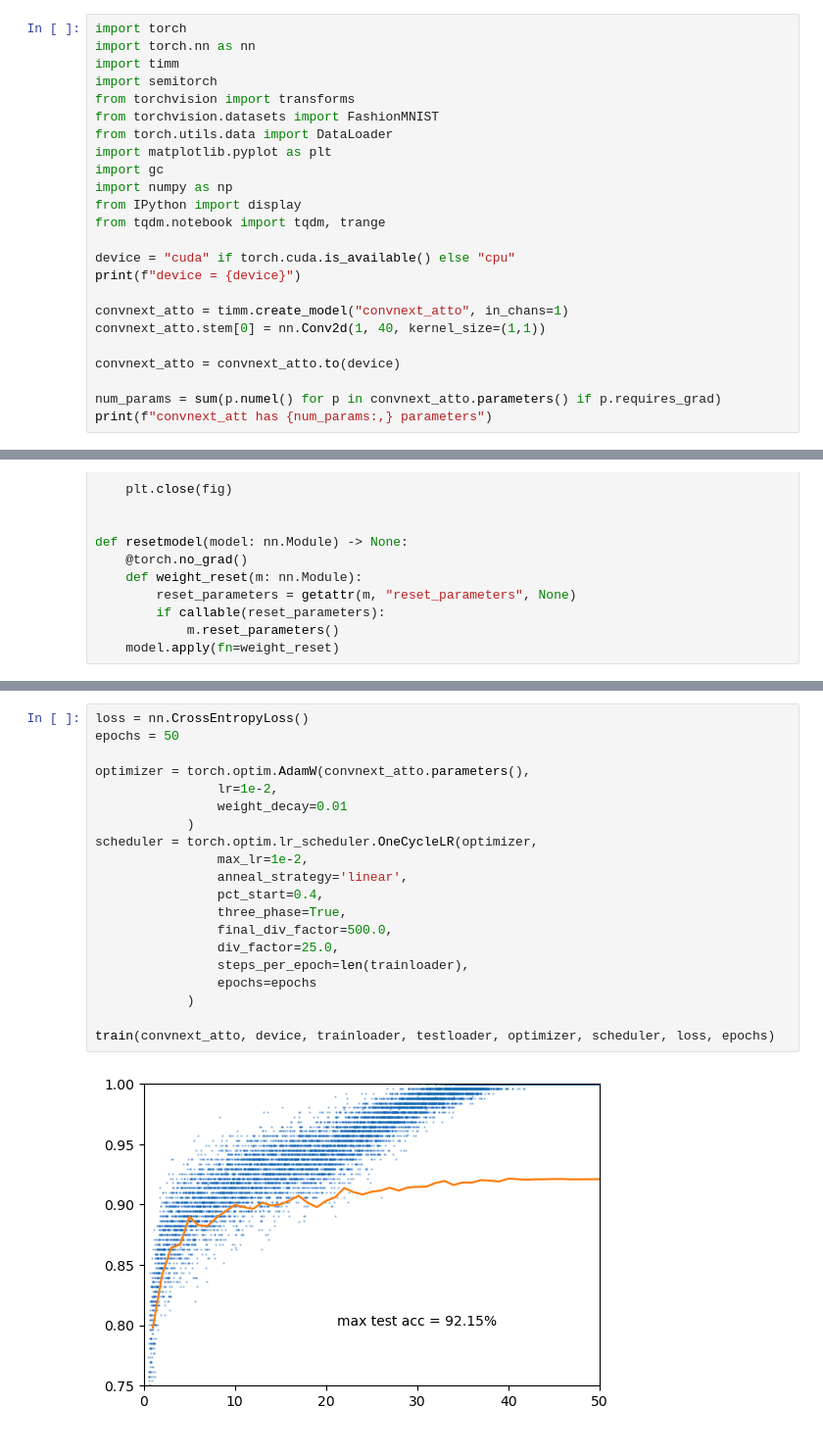
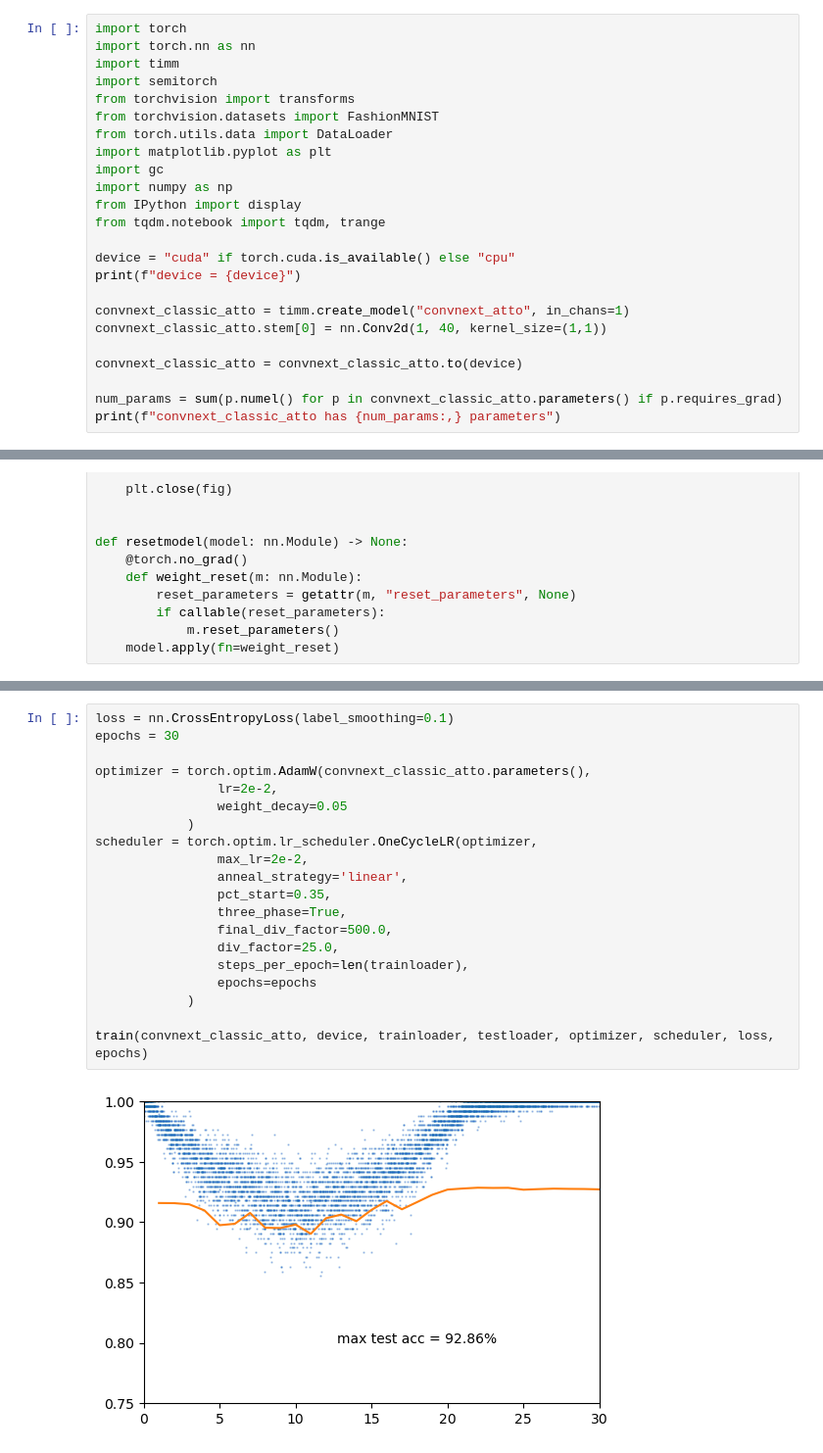
Before and after one commit to bmnsmets/semitorch, a Jupyter notebook: experiments/convnext_fashion.ipynb, the cells around one changed output, grey strips where cells are left out. Shown: that part at 98% size. Cells and saved outputs as stored; diff of their text form.

Commit message:
convnext work

```diff
--- a/experiments/convnext_fashion.ipynb
+++ b/experiments/convnext_fashion.ipynb
@@ -19,11 +19,11 @@ from tqdm.notebook import tqdm, trange
 device = "cuda" if torch.cuda.is_available() else "cpu"
 print(f"device = {device}")
 
-convnext_atto = timm.create_model("convnext_atto", in_chans=1)
-convnext_atto.stem[0] = nn.Conv2d(1, 40, kernel_size=(1,1))
+convnext_classic_atto = timm.create_model("convnext_atto", in_chans=1)
+convnext_classic_atto.stem[0] = nn.Conv2d(1, 40, kernel_size=(1,1))
 
-convnext_atto = convnext_atto.to(device)
+convnext_classic_atto = convnext_classic_atto.to(device)
 
-num_params = sum(p.numel() for p in convnext_atto.parameters() if p.requires_grad)
-print(f"convnext_att has {num_params:,} parameters")
+num_params = sum(p.numel() for p in convnext_classic_atto.parameters() if p.requires_grad)
+print(f"convnext_classic_atto has {num_params:,} parameters")
 # %% [output]
@@ -133,25 +131,25 @@ resetmodel(convnext_atto)
 # %%
-loss = nn.CrossEntropyLoss()
-epochs = 50
+loss = nn.CrossEntropyLoss(label_smoothing=0.1)
+epochs = 30
 
-optimizer = torch.optim.AdamW(convnext_atto.parameters(),
-                lr=1e-2,
-                weight_decay=0.01
+optimizer = torch.optim.AdamW(convnext_classic_atto.parameters(),
+                lr=2e-2,
+                weight_decay=0.05
             )
 scheduler = torch.optim.lr_scheduler.OneCycleLR(optimizer,
-                max_lr=1e-2,
+                max_lr=2e-2,
                 anneal_strategy='linear',
-                pct_start=0.4,
+                pct_start=0.35,
                 three_phase=True,
                 final_div_factor=500.0,
                 div_factor=25.0,
                 steps_per_epoch=len(trainloader),
                 epochs=epochs
             )
 
-train(convnext_atto, device, trainloader, testloader, optimizer, scheduler, loss, epochs)
+train(convnext_classic_atto, device, trainloader, testloader, optimizer, scheduler, loss, epochs)
 # %% [output]
-[figure, old version]
+[figure, new version]
 # %%
 # save layer names
 layer_names = []
```
Also changed, not shown: parts of 4 cells of this notebook, 2 other files.
